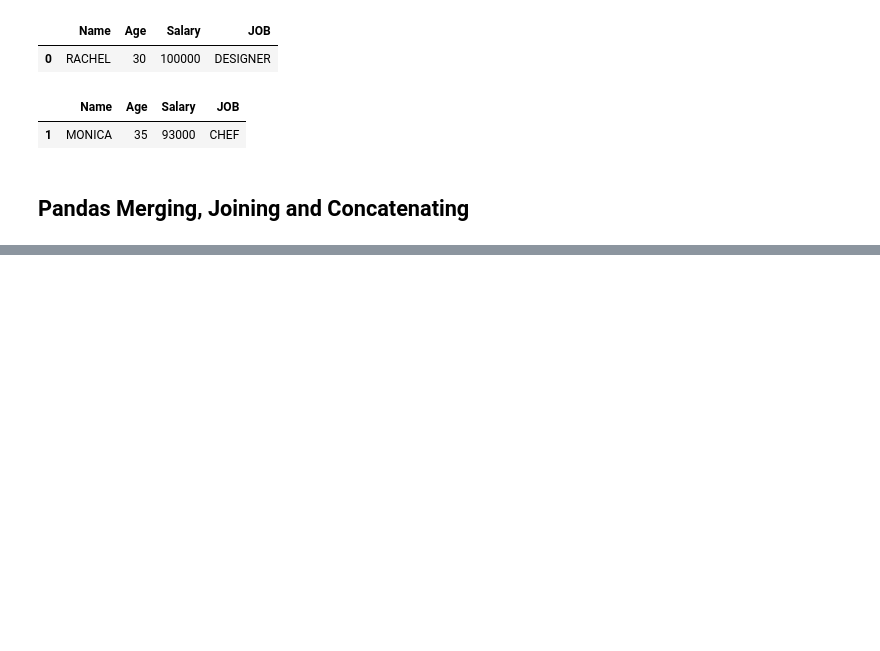
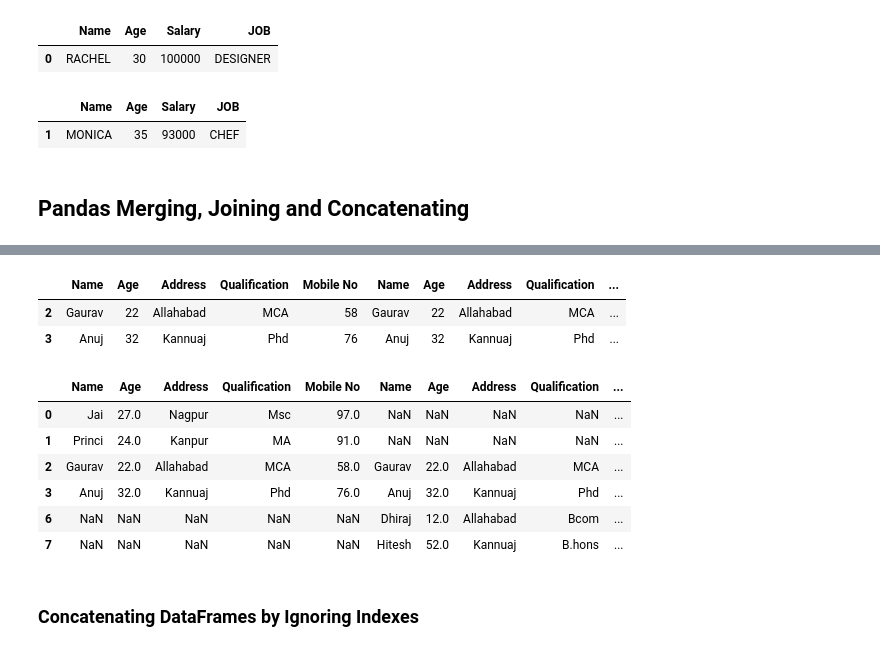
Before and after one commit to Muhammad-Umair-0/Machine-Learning, a Jupyter notebook: Pandas/pandas_slicing.ipynb, the cells around one changed output, grey strips where cells are left out. Drawn from its saved outputs; the diff is of its cells as text; code cells hidden in the pictures; blank space fills up the shorter version.

```diff
--- a/Pandas/pandas_slicing.ipynb
+++ b/Pandas/pandas_slicing.ipynb
@@ -139,0 +188,20 @@ display(df.query('Salary  <= 100000 & Age < 40 & JOB.str.startswith("C").values'
+# %%
+
+
+data1 = {'Name': ['Jai', 'Princi', 'Gaurav', 'Anuj'],
+         'Age': [27, 24, 22, 32],
+         'Address': ['Nagpur', 'Kanpur', 'Allahabad', 'Kannuaj'],
+         'Qualification': ['Msc', 'MA', 'MCA', 'Phd'],
+         'Mobile No': [97, 91, 58, 76]}
+
+data2 = {'Name': ['Gaurav', 'Anuj', 'Dhiraj', 'Hitesh'],
+         'Age': [22, 32, 12, 52],
+         'Address': ['Allahabad', 'Kannuaj', 'Allahabad', 'Kannuaj'],
+         'Qualification': ['MCA', 'Phd', 'Bcom', 'B.hons'],
+         'Salary': [1000, 2000, 3000, 4000]}
+
+df = pd.DataFrame(data1, index=[0, 1, 2, 3])
+
+df1 = pd.DataFrame(data2, index=[2, 3, 6, 7])
+
+print(df, "\n\n", df1)
@@ -139,0 +220,21 @@ display(df.query('Salary  <= 100000 & Age < 40 & JOB.str.startswith("C").values'
+# %%
+res2 = pd.concat([df,df1], axis=1, join='inner')
+res2
+# %% [output]
+|  | Name | Age | Address | Qualification | Mobile No | Name | Age | Address | Qualification | ... |
+| 2 | Gaurav | 22 | Allahabad | MCA | 58 | Gaurav | 22 | Allahabad | MCA | ... |
+| 3 | Anuj | 32 | Kannuaj | Phd | 76 | Anuj | 32 | Kannuaj | Phd | ... |
+# %%
+res2 = pd.concat([df, df1], axis=1, sort=False)
+
+res2
+# %% [output]
+|  | Name | Age | Address | Qualification | Mobile No | Name | Age | Address | Qualification | ... |
+| 0 | Jai | 27.0 | Nagpur | Msc | 97.0 | NaN | NaN | NaN | NaN | ... |
+| 1 | Princi | 24.0 | Kanpur | MA | 91.0 | NaN | NaN | NaN | NaN | ... |
+| 2 | Gaurav | 22.0 | Allahabad | MCA | 58.0 | Gaurav | 22.0 | Allahabad | MCA | ... |
+| 3 | Anuj | 32.0 | Kannuaj | Phd | 76.0 | Anuj | 32.0 | Kannuaj | Phd | ... |
+| 6 | NaN | NaN | NaN | NaN | NaN | Dhiraj | 12.0 | Allahabad | Bcom | ... |
+| 7 | NaN | NaN | NaN | NaN | NaN | Hitesh | 52.0 | Kannuaj | B.hons | ... |
+# %% [markdown]
+### Concatenating DataFrames by Ignoring Indexes
```
Also changed, not shown: parts of 13 cells of this notebook, 1 other file.
